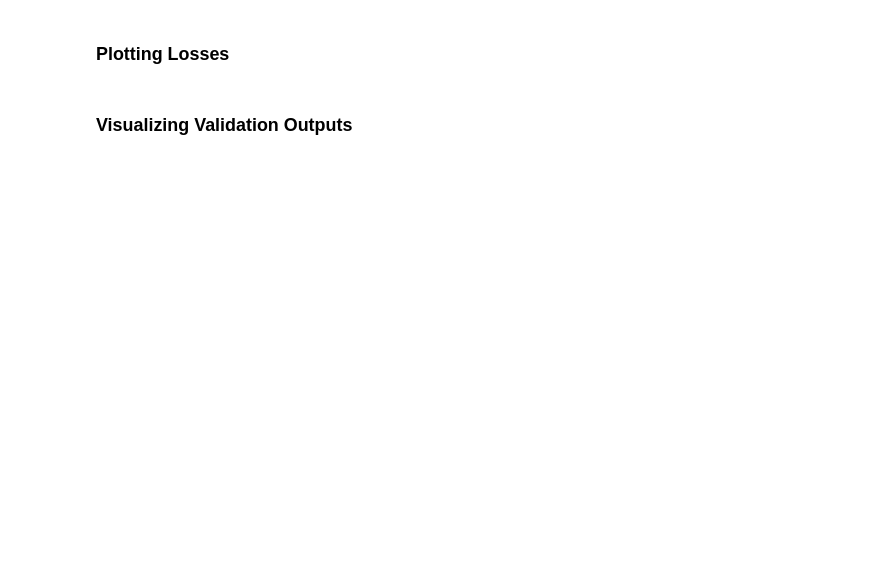
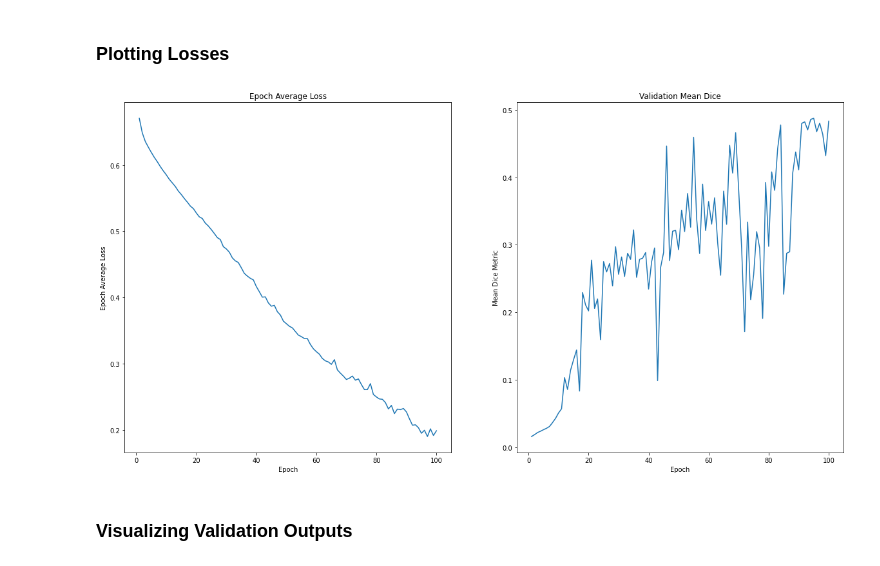
Before and after one commit to SRDewan/INSTANCE22, a Jupyter notebook: UNet.ipynb, the cells around one changed output. Saved outputs shown, nothing was run; the diff lists cells and outputs as text; code cells hidden in the pictures; blank space fills up the shorter version.

```diff
--- a/UNet.ipynb
+++ b/UNet.ipynb
@@ -419,24 +455,26 @@ print(
 # %% [markdown]
 ### Plotting Losses
 # %%
-plt.figure("train", (10, 10))
+plt.figure("train", (20, 10))
 
 plt.subplot(1, 2, 1)
 plt.title("Epoch Average Loss")
 x = [i + 1 for i in range(len(epoch_loss_values))]
 y = epoch_loss_values
 plt.xlabel("Epoch")
 plt.ylabel("Epoch Average Loss")
 plt.plot(x, y)
 
 plt.subplot(1, 2, 2)
 plt.title("Validation Mean Dice")
 x = [val_interval * (i + 1) for i in range(len(metric_values))]
 y = metric_values
 plt.xlabel("Epoch")
 plt.ylabel("Mean Dice Metric")
 plt.plot(x, y)
 plt.show()
+# %% [output]
+[figure, added]
 # %% [markdown]
 ### Visualizing Validation Outputs
 # %%
```
Also changed, not shown: parts of 4 cells of this notebook, 8 other files.
